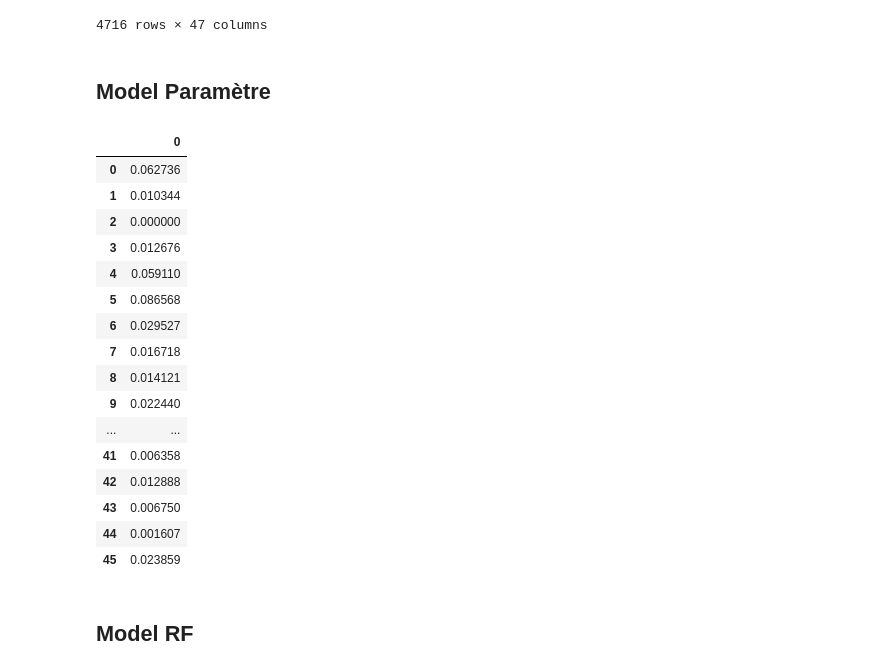
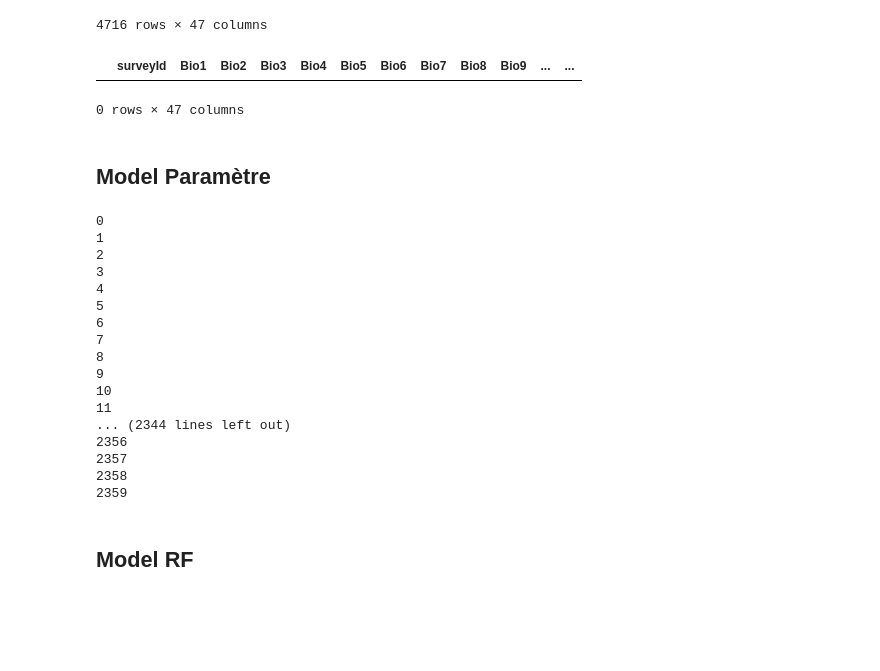
Before and after one commit to AlvinVedel/TER-2023-2024-Modeles-de-distribution-d-especes-profonds, a Jupyter notebook: Codes/RandomForest2024/rf.ipynb, the cells around one changed output. Drawn from its saved outputs; the diff is of its cells as text; code cells hidden in the pictures; blank space fills up the shorter version.

```diff
--- a/Codes/RandomForest2024/rf.ipynb
+++ b/Codes/RandomForest2024/rf.ipynb
@@ -166,35 +166,38 @@ abiotest
 4716 rows × 47 columns
 # %%
 abiotest[np.isinf(abiotest).any(axis=1)]
-abiotest = abiotest.round(2)
+# abiotest = abiotest.round(2)
+# %% [output]
+|  | surveyId | Bio1 | Bio2 | Bio3 | Bio4 | Bio5 | Bio6 | Bio7 | Bio8 | Bio9 | ... | ... |
+0 rows × 47 columns
 # %% [markdown]
 ## Model Paramètre
 # %%
-parameters = np.zeros((46, 1))
-model = RandomForestClassifier(n_estimators=5)
+parameters = [0]*46
+model = RandomForestClassifier(n_estimators=20)
 X = abio.iloc[:,1:].values
 
-for i in range(999):
+for i in range(len(species_patch)-1):
     Y = presence[i][1]
     model.fit(X, Y)
     param = model.feature_importances_
     parameters += param
     print(i)
 # %% [output]
-|  | 0 |
-| 0 | 0.062736 |
-| 1 | 0.010344 |
-| 2 | 0.000000 |
-| 3 | 0.012676 |
-| 4 | 0.059110 |
-| 5 | 0.086568 |
-| 6 | 0.029527 |
-| 7 | 0.016718 |
-| 8 | 0.014121 |
-| 9 | 0.022440 |
-| ... | ... |
-| 41 | 0.006358 |
-| 42 | 0.012888 |
-| 43 | 0.006750 |
-| 44 | 0.001607 |
-| 45 | 0.023859 |
+0
+1
+2
+3
+4
+5
+6
+7
+8
+9
+10
+11
+... (2344 lines left out)
+2356
+2357
+2358
+2359
```
Also changed, not shown: parts of 2 cells of this notebook, 4 other files.
